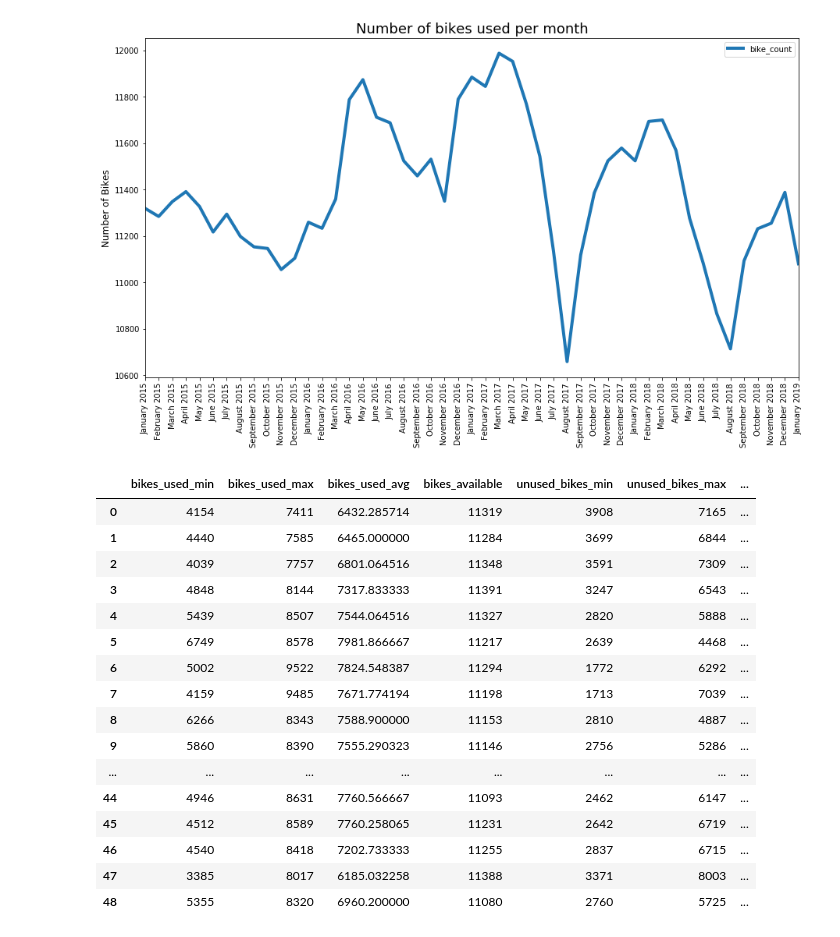
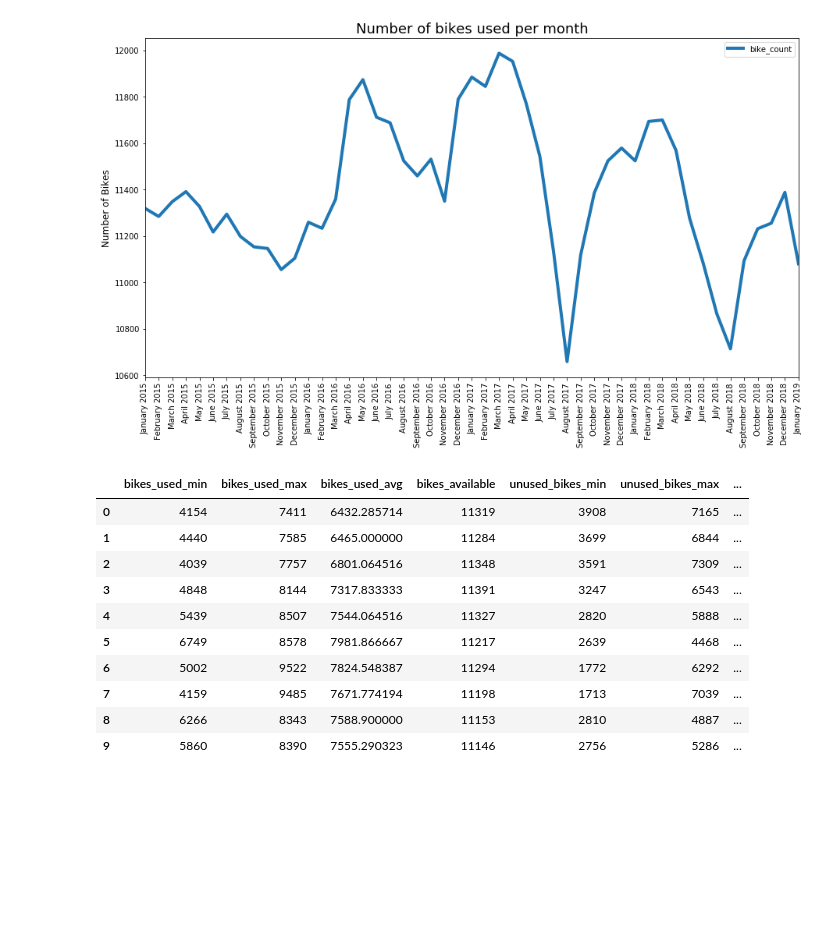
Before and after one commit to DanteLore/tfl-cycles, a Jupyter notebook: notebooks/bike_utilisation.ipynb, the cells around one changed output. Cells and saved outputs as stored; diff of their text form; code cells hidden in the pictures; blank space fills up the shorter version.

```diff
--- a/notebooks/bike_utilisation.ipynb
+++ b/notebooks/bike_utilisation.ipynb
@@ -115,37 +109,35 @@ df = spark.sql("""
 df.createOrReplaceTempView("daily_usage")
 
 df = spark.sql("""
     select
       min(bikes_used) as bikes_used_min,
       max(bikes_used) as bikes_used_max,
       avg(bikes_used) as bikes_used_avg,
       max(bikes_available) as bikes_available,
       min(unused_bikes) as unused_bikes_min,
       max(unused_bikes) as unused_bikes_max,
       avg(unused_bikes) as unused_bikes_avg,
       start_year,
       start_month
     from daily_usage
     group by start_year, start_month
     order by start_year asc, start_month asc
 """)
 
-df.toPandas()
+df = df.withColumn("month_label", month_label_udf("start_year", "start_month"))
+
+utilisation = df.toPandas()
+
+utilisation.head(10)
 # %% [output]
 |  | bikes_used_min | bikes_used_max | bikes_used_avg | bikes_available | unused_bikes_min | unused_bikes_max | ... |
 | 0 | 4154 | 7411 | 6432.285714 | 11319 | 3908 | 7165 | ... |
 | 1 | 4440 | 7585 | 6465.000000 | 11284 | 3699 | 6844 | ... |
 | 2 | 4039 | 7757 | 6801.064516 | 11348 | 3591 | 7309 | ... |
 | 3 | 4848 | 8144 | 7317.833333 | 11391 | 3247 | 6543 | ... |
 | 4 | 5439 | 8507 | 7544.064516 | 11327 | 2820 | 5888 | ... |
 | 5 | 6749 | 8578 | 7981.866667 | 11217 | 2639 | 4468 | ... |
 | 6 | 5002 | 9522 | 7824.548387 | 11294 | 1772 | 6292 | ... |
 | 7 | 4159 | 9485 | 7671.774194 | 11198 | 1713 | 7039 | ... |
 | 8 | 6266 | 8343 | 7588.900000 | 11153 | 2810 | 4887 | ... |
 | 9 | 5860 | 8390 | 7555.290323 | 11146 | 2756 | 5286 | ... |
-| ... | ... | ... | ... | ... | ... | ... | ... |
-| 44 | 4946 | 8631 | 7760.566667 | 11093 | 2462 | 6147 | ... |
-| 45 | 4512 | 8589 | 7760.258065 | 11231 | 2642 | 6719 | ... |
-| 46 | 4540 | 8418 | 7202.733333 | 11255 | 2837 | 6715 | ... |
-| 47 | 3385 | 8017 | 6185.032258 | 11388 | 3371 | 8003 | ... |
-| 48 | 5355 | 8320 | 6960.200000 | 11080 | 2760 | 5725 | ... |
```
Also changed, not shown: parts of 2 cells of this notebook, 1 other file.
